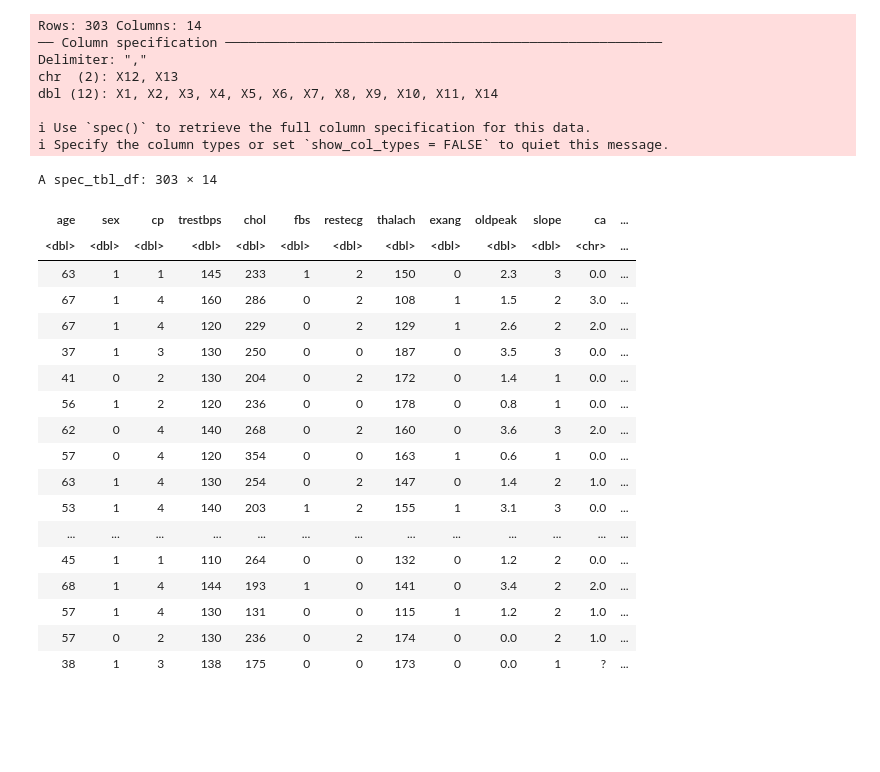
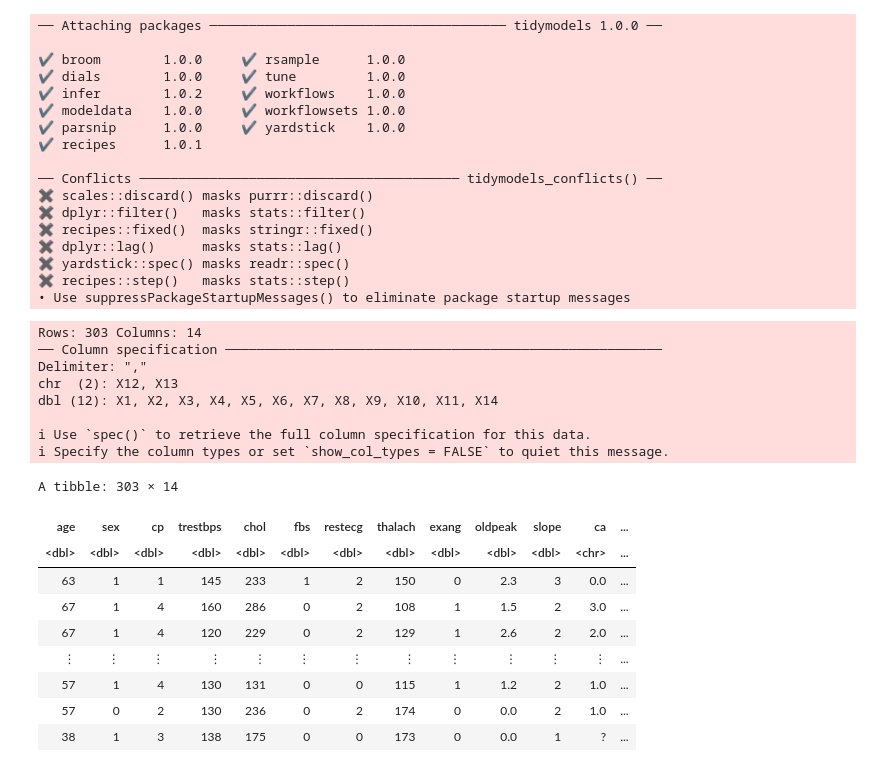
Before and after one commit to xenshreyas/Heart-Disease-Analysis, a Jupyter notebook: dsci-100-group-project.ipynb, the cells around one changed output. Cells and saved outputs as stored; diff of their text form; code cells hidden in the pictures; blank space fills up the shorter version.

```diff
--- a/dsci-100-group-project.ipynb
+++ b/dsci-100-group-project.ipynb
@@ -2,38 +2,55 @@
 library(tidyverse)
 library(cowplot)
 library(scales)
+library(repr)
+library(tidymodels)
+options(repr.matrix.max.rows = 6)
+# %% [output]
+── Attaching packages ────────────────────────────────────── tidymodels 1.0.0 ──
+
+✔ broom        1.0.0     ✔ rsample      1.0.0
+✔ dials        1.0.0     ✔ tune         1.0.0
+✔ infer        1.0.2     ✔ workflows    1.0.0
+✔ modeldata    1.0.0     ✔ workflowsets 1.0.0
+✔ parsnip      1.0.0     ✔ yardstick    1.0.0
+✔ recipes      1.0.1
+
+── Conflicts ───────────────────────────────────────── tidymodels_conflicts() ──
+✖ scales::discard() masks purrr::discard()
+✖ dplyr::filter()   masks stats::filter()
+✖ recipes::fixed()  masks stringr::fixed()
+✖ dplyr::lag()      masks stats::lag()
+✖ yardstick::spec() masks readr::spec()
+✖ recipes::step()   masks stats::step()
+• Use suppressPackageStartupMessages() to eliminate package startup messages
 # %%
-cleveland_data <- read_csv("data/processed.cleveland.data", col_names=FALSE)
+# Loading in the processed Cleveland heart disease dataset.
 
+URL <- "https://archive.ics.uci.edu/ml/machine-learning-databases/heart-disease/processed.cleveland.data"
+
+cleveland_data <- read_csv(URL, col_names=FALSE)
 colnames(cleveland_data) <- c("age", "sex", "cp", "trestbps",
                               "chol", "fbs", "restecg", "thalach",
                               "exang", "oldpeak", "slope", "ca", "thal", "num")
+cleveland_data <- cleveland_data |>
+                    mutate(num = as_factor(num))
 cleveland_data
 # %% [output]
 Rows: 303 Columns: 14
 ── Column specification ────────────────────────────────────────────────────────
 Delimiter: ","
 chr  (2): X12, X13
 dbl (12): X1, X2, X3, X4, X5, X6, X7, X8, X9, X10, X11, X14
 
 ℹ Use `spec()` to retrieve the full column specification for this data.
 ℹ Specify the column types or set `show_col_types = FALSE` to quiet this message.
-A spec_tbl_df: 303 × 14
+A tibble: 303 × 14
 | age | sex | cp | trestbps | chol | fbs | restecg | thalach | exang | oldpeak | slope | ca | ... |
 | <dbl> | <dbl> | <dbl> | <dbl> | <dbl> | <dbl> | <dbl> | <dbl> | <dbl> | <dbl> | <dbl> | <chr> | ... |
 | 63 | 1 | 1 | 145 | 233 | 1 | 2 | 150 | 0 | 2.3 | 3 | 0.0 | ... |
 | 67 | 1 | 4 | 160 | 286 | 0 | 2 | 108 | 1 | 1.5 | 2 | 3.0 | ... |
 | 67 | 1 | 4 | 120 | 229 | 0 | 2 | 129 | 1 | 2.6 | 2 | 2.0 | ... |
-| 37 | 1 | 3 | 130 | 250 | 0 | 0 | 187 | 0 | 3.5 | 3 | 0.0 | ... |
-| 41 | 0 | 2 | 130 | 204 | 0 | 2 | 172 | 0 | 1.4 | 1 | 0.0 | ... |
-| 56 | 1 | 2 | 120 | 236 | 0 | 0 | 178 | 0 | 0.8 | 1 | 0.0 | ... |
-| 62 | 0 | 4 | 140 | 268 | 0 | 2 | 160 | 0 | 3.6 | 3 | 2.0 | ... |
-| 57 | 0 | 4 | 120 | 354 | 0 | 0 | 163 | 1 | 0.6 | 1 | 0.0 | ... |
-| 63 | 1 | 4 | 130 | 254 | 0 | 2 | 147 | 0 | 1.4 | 2 | 1.0 | ... |
-| 53 | 1 | 4 | 140 | 203 | 1 | 2 | 155 | 1 | 3.1 | 3 | 0.0 | ... |
-| ... | ... | ... | ... | ... | ... | ... | ... | ... | ... | ... | ... | ... |
-| 45 | 1 | 1 | 110 | 264 | 0 | 0 | 132 | 0 | 1.2 | 2 | 0.0 | ... |
-| 68 | 1 | 4 | 144 | 193 | 1 | 0 | 141 | 0 | 3.4 | 2 | 2.0 | ... |
+| ⋮ | ⋮ | ⋮ | ⋮ | ⋮ | ⋮ | ⋮ | ⋮ | ⋮ | ⋮ | ⋮ | ⋮ | ... |
 | 57 | 1 | 4 | 130 | 131 | 0 | 0 | 115 | 1 | 1.2 | 2 | 1.0 | ... |
 | 57 | 0 | 2 | 130 | 236 | 0 | 2 | 174 | 0 | 0.0 | 2 | 1.0 | ... |
 | 38 | 1 | 3 | 138 | 175 | 0 | 0 | 173 | 0 | 0.0 | 1 | ? | ... |
```
Also changed, not shown: parts of 4 cells of this notebook.
